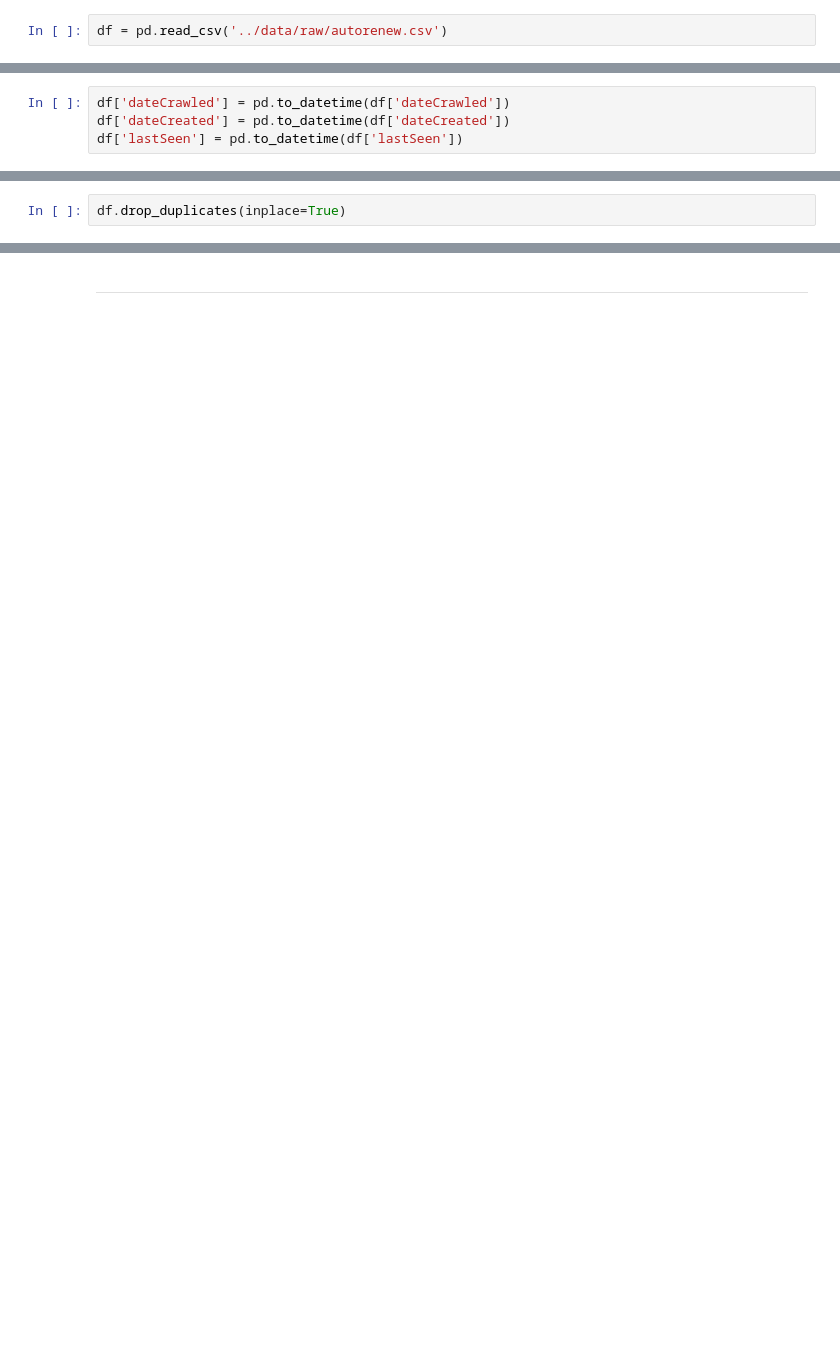
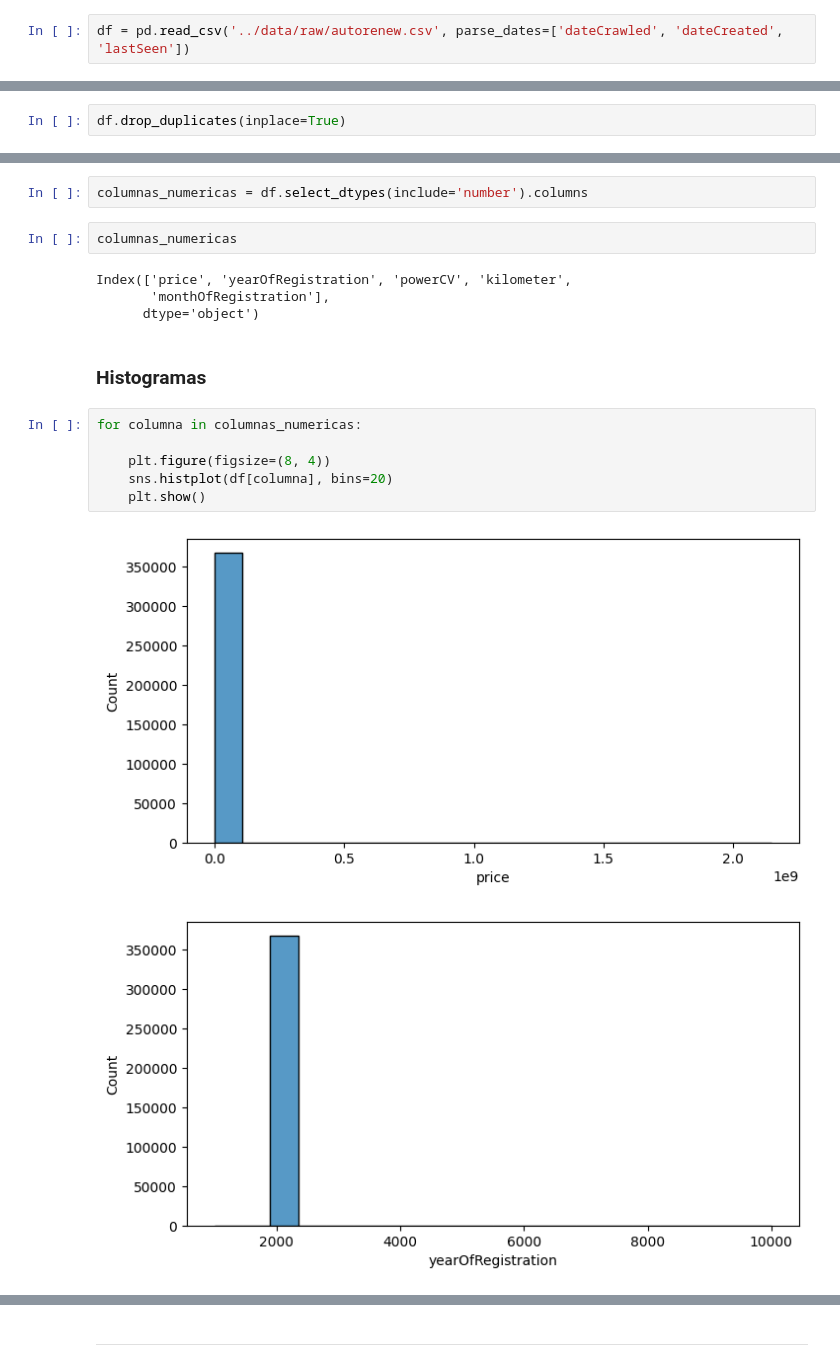
Before and after one commit to SupernovaIa/Project-ML-CarPricePrediction, a Jupyter notebook: notebook/01-EDA_preliminar.ipynb, the cells around one changed output, grey strips where cells are left out. Cells and saved outputs as stored; diff of their text form; blank space fills up the shorter version.

```diff
--- a/notebook/01-EDA.ipynb
+++ b/notebook/01-EDA_preliminar.ipynb
@@ -37,5 +33,5 @@ from src.support_eda import plot_categoric_distribution, plot_correlation_matrix
 # %%
-df = pd.read_csv('../data/raw/autorenew.csv')
+df = pd.read_csv('../data/raw/autorenew.csv', parse_dates=['dateCrawled', 'dateCreated', 'lastSeen'])
 # %%
 df.head()
 # %% [output]
@@ -96,4 +43,0 @@ First, we convert the dates to the `datetime` format to work with them.
-# %%
-df['dateCrawled'] = pd.to_datetime(df['dateCrawled'])
-df['dateCreated'] = pd.to_datetime(df['dateCreated'])
-df['lastSeen'] = pd.to_datetime(df['lastSeen'])
@@ -132,0 +230,19 @@ df.duplicated().sum()
+# %%
+columnas_numericas = df.select_dtypes(include='number').columns
+# %%
+columnas_numericas
+# %% [output]
+Index(['price', 'yearOfRegistration', 'powerCV', 'kilometer',
+       'monthOfRegistration'],
+      dtype='object')
+# %% [markdown]
+### Histogramas
+# %%
+for columna in columnas_numericas:
+
+    plt.figure(figsize=(8, 4))
+    sns.histplot(df[columna], bins=20)
+    plt.show()
+# %% [output]
+[figure, added]
+[figure, added]
```
Also changed, not shown: parts of 59 cells of this notebook, 2 other files.
